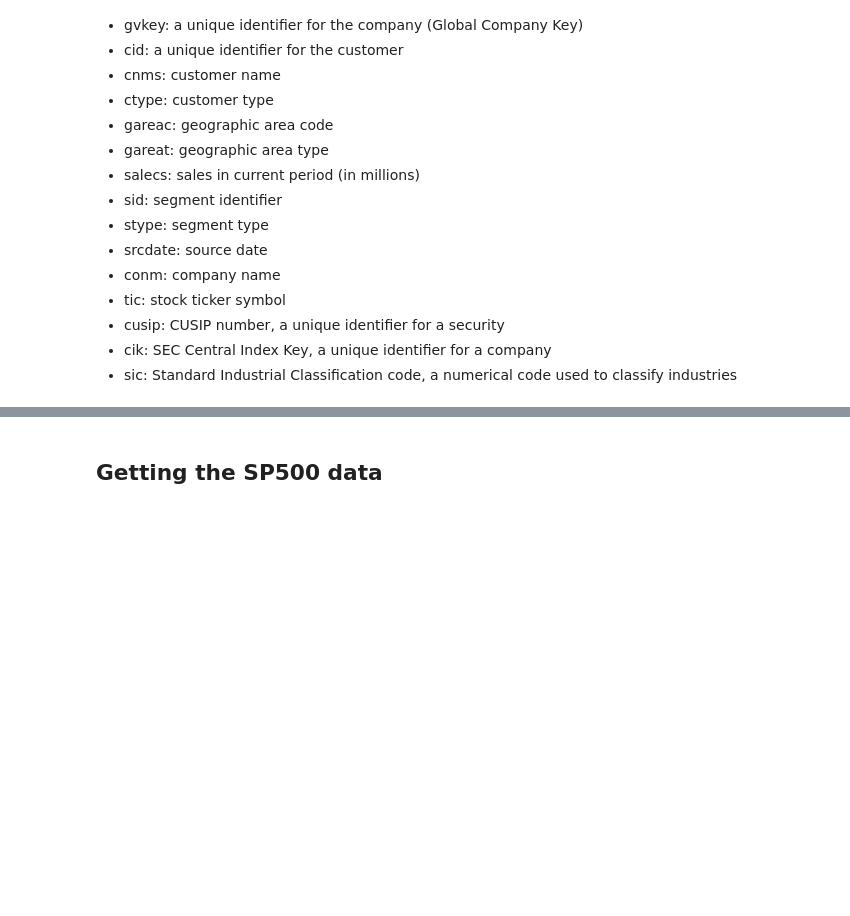
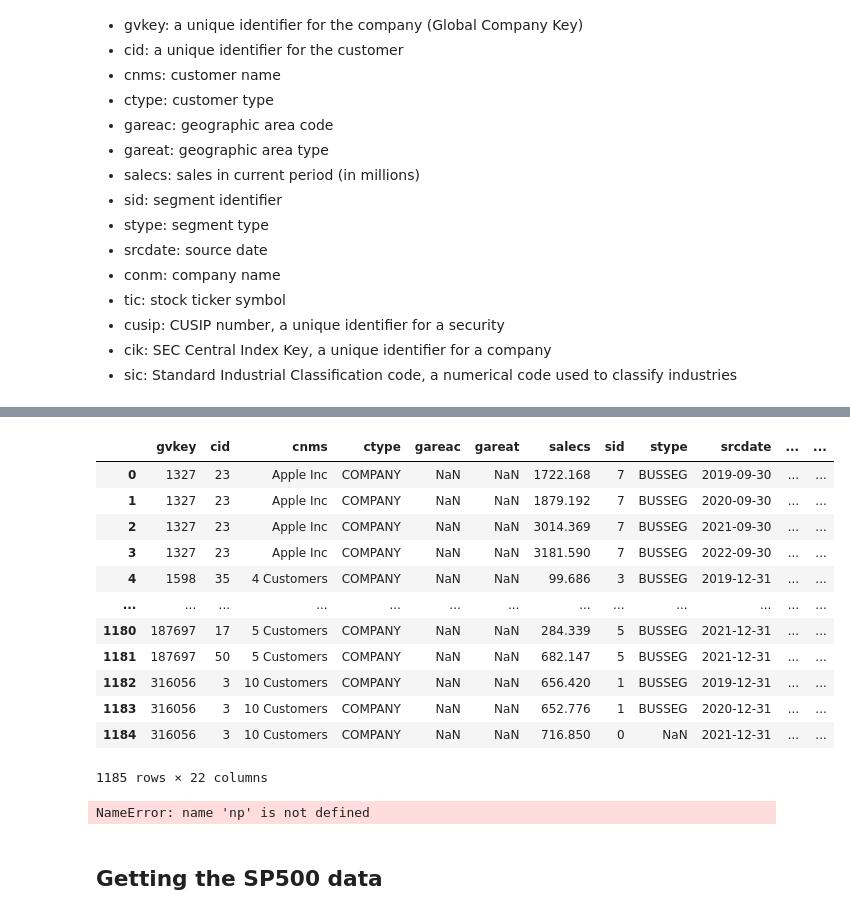
Before and after one commit to JerseyK/Final-Project_Sunset, a Jupyter notebook: data.ipynb, the cells around one changed output, grey strips where cells are left out. Saved outputs shown, nothing was run; the diff lists cells and outputs as text; code cells hidden in the pictures; blank space fills up the shorter version.

```diff
--- a/data.ipynb
+++ b/data.ipynb
@@ -43,3 +47,27 @@ comp
+# %%
+comp3.rename(columns = {'cik': 'CIK'})
+merged = comp3.merge(sp500, on='CIK', how = 'inner')
+merged
+# %% [output]
+|  | gvkey | cid | cnms | ctype | gareac | gareat | salecs | sid | stype | srcdate | ... | ... |
+| 0 | 1327 | 23 | Apple Inc | COMPANY | NaN | NaN | 1722.168 | 7 | BUSSEG | 2019-09-30 | ... | ... |
+| 1 | 1327 | 23 | Apple Inc | COMPANY | NaN | NaN | 1879.192 | 7 | BUSSEG | 2020-09-30 | ... | ... |
+| 2 | 1327 | 23 | Apple Inc | COMPANY | NaN | NaN | 3014.369 | 7 | BUSSEG | 2021-09-30 | ... | ... |
+| 3 | 1327 | 23 | Apple Inc | COMPANY | NaN | NaN | 3181.590 | 7 | BUSSEG | 2022-09-30 | ... | ... |
+| 4 | 1598 | 35 | 4 Customers | COMPANY | NaN | NaN | 99.686 | 3 | BUSSEG | 2019-12-31 | ... | ... |
+| ... | ... | ... | ... | ... | ... | ... | ... | ... | ... | ... | ... | ... |
+| 1180 | 187697 | 17 | 5 Customers | COMPANY | NaN | NaN | 284.339 | 5 | BUSSEG | 2021-12-31 | ... | ... |
+| 1181 | 187697 | 50 | 5 Customers | COMPANY | NaN | NaN | 682.147 | 5 | BUSSEG | 2021-12-31 | ... | ... |
+| 1182 | 316056 | 3 | 10 Customers | COMPANY | NaN | NaN | 656.420 | 1 | BUSSEG | 2019-12-31 | ... | ... |
+| 1183 | 316056 | 3 | 10 Customers | COMPANY | NaN | NaN | 652.776 | 1 | BUSSEG | 2020-12-31 | ... | ... |
+| 1184 | 316056 | 3 | 10 Customers | COMPANY | NaN | NaN | 716.850 | 0 | NaN | 2021-12-31 | ... | ... |
+1185 rows × 22 columns
+# %%
+merged['cnms'].unique()
+g = merged.groupby("CIK")['cnms'].apply(lambda x: list(np.unique(x)))
+g
+# %% [output]
+NameError: name 'np' is not defined
 # %% [markdown]
 ## Getting the SP500 data
 # %%
```
Also changed, not shown: parts of 2 cells of this notebook.
